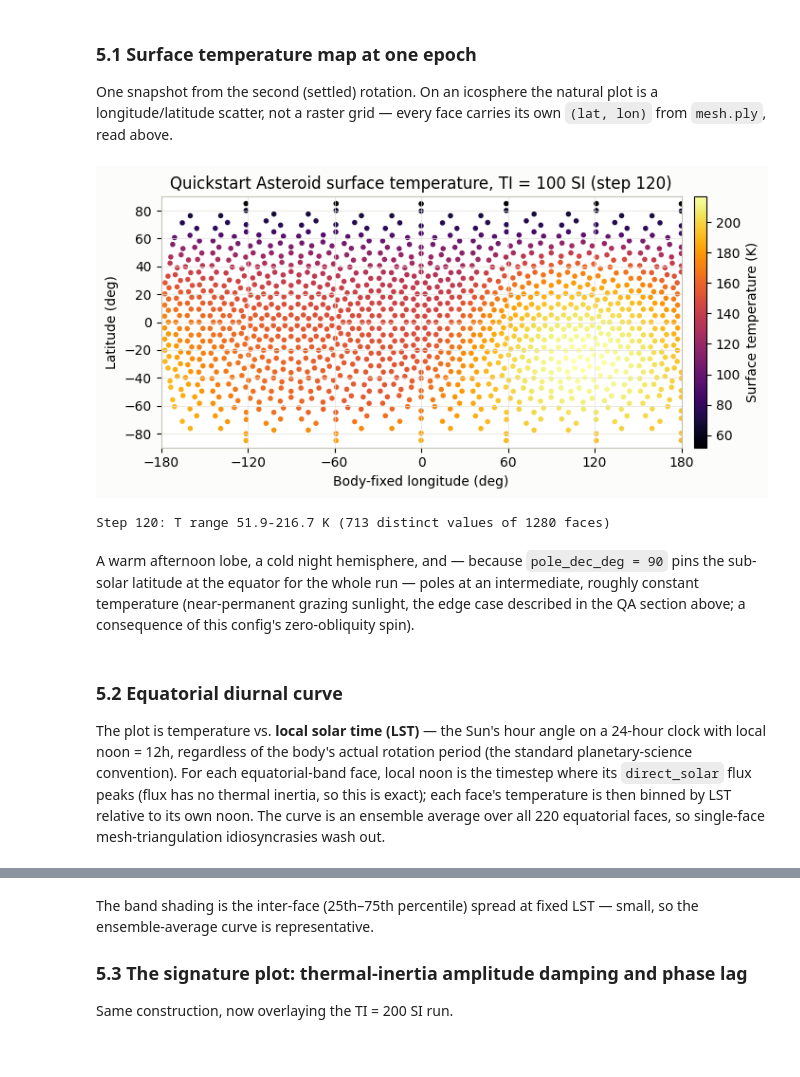
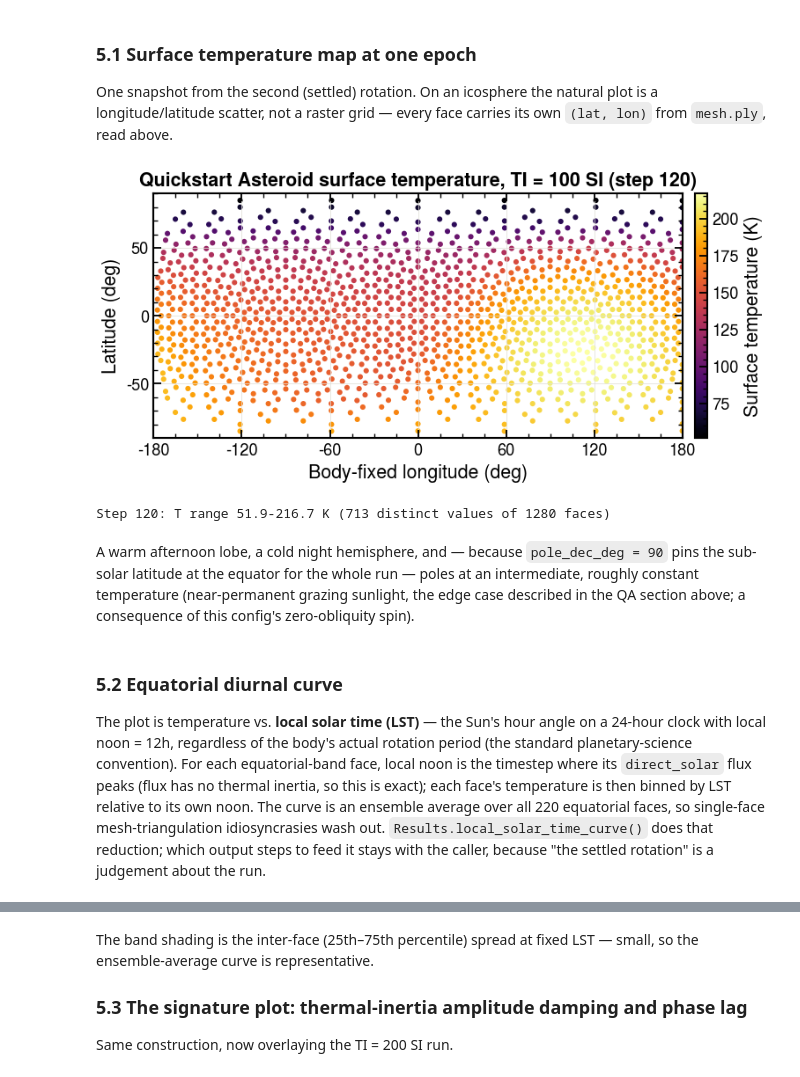
Before and after one commit to phayne/ptm3d-archive, a Jupyter notebook: docs/tutorials/notebooks/03_asteroid_thermal.ipynb, the cells around one changed output, grey strips where cells are left out. Drawn from its saved outputs; the diff is of its cells as text; code cells hidden in the pictures.

```diff
--- a/docs/tutorials/notebooks/03_asteroid_thermal.ipynb
+++ b/docs/tutorials/notebooks/03_asteroid_thermal.ipynb
@@ -482,6 +428,0 @@ subtract the first row's value for elapsed seconds, or use column 2 (UTC label)
-# %%
-import csv
-with open(BASE_OUT / "body_positions.csv") as f:
-    rows = list(csv.DictReader(f))
-print(f"{len(rows)} rows; columns: {list(rows[0].keys())}")
-print("first row:", rows[0])
@@ -494,37 +474,39 @@ first row: {'time': '2025-12-31T23:59:59.721', 'sun_x': '-3.70137e+08', 'sun_y':
 Three plots: a snapshot temperature map, the equatorial diurnal curve, and
 the thermal-inertia **signature plot** — TI = 100 vs. TI = 200 overlaid, the
 morning/afternoon asymmetry that real radiometry actually measures.
+# %%
+plt = plots.styled()   # the project's figure style (ptm.pubstyle)
+GRID = dict(color="#e1e0d9", linewidth=0.5)
+BLUE, ORANGE, GREY, RED = "#2a78d6", "#eb6834", "#898781", "#c0392b"
 # %% [markdown]
 ### 5.1 Surface temperature map at one epoch
 
 One snapshot from the second (settled) rotation. On an icosphere the natural
 plot is a longitude/latitude scatter, not a raster grid — every face carries
 its own `(lat, lon)` from `mesh.ply`, read above.
-# %%
-EPOCH_STEP = 120  # second rotation (steps 96-191), roughly mid-afternoon local time
-T_epoch = load_bin(BASE_OUT / "temperature" / f"temperature_{EPOCH_STEP:04d}.bin")
-
-fig, ax = plt.subplots(figsize=(7.5, 3.6), facecolor="#fcfcfb")
-sc = ax.scatter(lon, lat, c=T_epoch, cmap="inferno", s=16, edgecolors="none")
-cbar = fig.colorbar(sc, ax=ax, pad=0.02)
-cbar.set_label("Surface temperature (K)")
-ax.set_xlabel("Body-fixed longitude (deg)")
-ax.set_ylabel("Latitude (deg)")
-ax.set_title(f"Quickstart Asteroid surface temperature, TI = 100 SI (step {EPOCH_STEP})")
-ax.set_xlim(-180, 180)  # mesh.ply longitude convention is [-180, 180], not [0, 360]
-ax.set_ylim(-90, 90)
-ax.set_xticks(range(-180, 181, 60))
-ax.grid(color="#e1e0d9", linewidth=0.5)
-for spine in ax.spines.values():
-    spine.set_color("#c3c2b7")
-plt.tight_layout()
-plt.show()
-
-print(f"Step {EPOCH_STEP}: T range {T_epoch.min():.1f}-{T_epoch.max():.1f} K "
-      f"({np.unique(np.round(T_epoch, 1)).size} distinct values of {T_epoch.size} faces)")
-# %% [output]
-[figure, removed]
-Step 120: T range 51.9-216.7 K (713 distinct values of 1280 faces)
+# %%
+EPOCH_STEP = 120  # second rotation (steps 96-191), roughly mid-afternoon local time
+T_epoch = BASE.field("temperature", EPOCH_STEP)
+
+fig, ax = plt.subplots(figsize=(7.5, 3.6))
+sc = ax.scatter(lon, lat, c=T_epoch, cmap=plots.CMAP_FIELD, s=16, edgecolors="none")
+cbar = fig.colorbar(sc, ax=ax, pad=0.02)
+cbar.set_label("Surface temperature (K)")
+ax.set_xlabel("Body-fixed longitude (deg)")
+ax.set_ylabel("Latitude (deg)")
+ax.set_title(f"Quickstart Asteroid surface temperature, TI = 100 SI (step {EPOCH_STEP})")
+ax.set_xlim(-180, 180)  # mesh.ply longitude convention is [-180, 180], not [0, 360]
+ax.set_ylim(-90, 90)
+ax.set_xticks(range(-180, 181, 60))
+ax.grid(**GRID)
+plt.tight_layout()
+plt.show()
+
+print(f"Step {EPOCH_STEP}: T range {T_epoch.min():.1f}-{T_epoch.max():.1f} K "
+      f"({np.unique(np.round(T_epoch, 1)).size} distinct values of {T_epoch.size} faces)")
+# %% [output]
+[figure, added]
+Step 120: T range 51.9-216.7 K (713 distinct values of 1280 faces)
 # %% [markdown]
 A warm afternoon lobe, a cold night hemisphere, and — because
 `pole_dec_deg = 90` pins the sub-solar latitude at the equator for the whole
@@ -541,4 +523,6 @@ equatorial-band face, local noon is the timestep where its `direct_solar`
 flux peaks (flux has no thermal inertia, so this is exact); each face's
 temperature is then binned by LST relative to its own noon. The curve is an
 ensemble average over all 220 equatorial faces, so single-face
-mesh-triangulation idiosyncrasies wash out.
+mesh-triangulation idiosyncrasies wash out. `Results.local_solar_time_curve()`
+does that reduction; which output steps to feed it stays with the caller,
+because "the settled rotation" is a judgement about the run.
```
Also changed, not shown: parts of 39 cells of this notebook.
